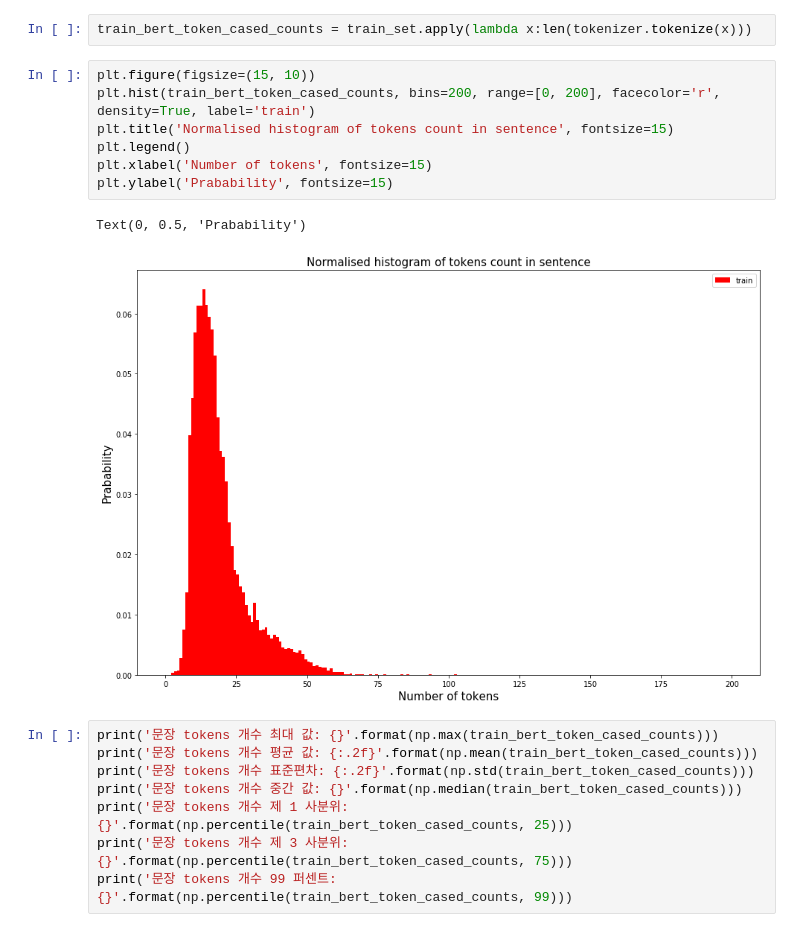
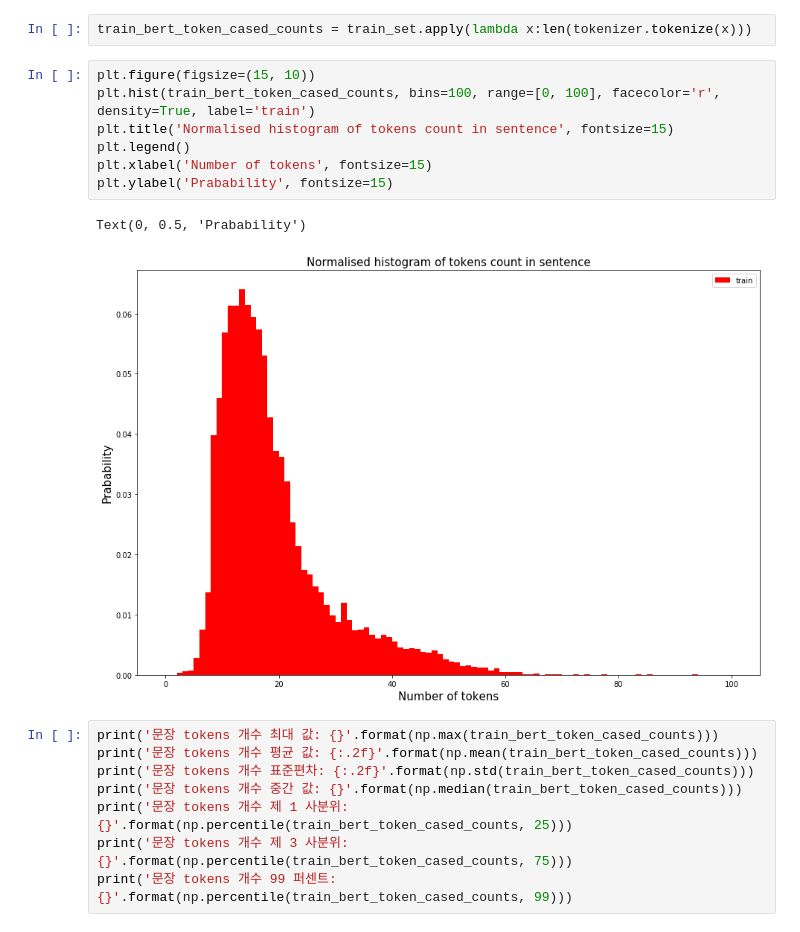
Before and after one commit to NLP-kr/tensorflow-ml-nlp-tf2, a Jupyter notebook: 7.PRETRAIN_METHOD/7.2.STS_EDA.ipynb, the cells around one changed output. Cells and saved outputs as stored; diff of their text form.

```diff
--- a/7.PRETRAIN_METHOD/7.2.STS_EDA.ipynb
+++ b/7.PRETRAIN_METHOD/7.2.STS_EDA.ipynb
@@ -276,14 +276,14 @@ I0816 15:30:30.946802 4612349376 tokenization_utils.py:1022] loading file https:
 train_bert_token_cased_counts = train_set.apply(lambda x:len(tokenizer.tokenize(x)))
 # %%
 plt.figure(figsize=(15, 10))
-plt.hist(train_bert_token_cased_counts, bins=200, range=[0, 200], facecolor='r', density=True, label='train')
+plt.hist(train_bert_token_cased_counts, bins=100, range=[0, 100], facecolor='r', density=True, label='train')
 plt.title('Normalised histogram of tokens count in sentence', fontsize=15)
 plt.legend()
 plt.xlabel('Number of tokens', fontsize=15)
 plt.ylabel('Prabability', fontsize=15)
 # %% [output]
 Text(0, 0.5, 'Prabability')
-[figure, old version]
+[figure, new version]
 # %%
 print('문장 tokens 개수 최대 값: {}'.format(np.max(train_bert_token_cased_counts)))
 print('문장 tokens 개수 평균 값: {:.2f}'.format(np.mean(train_bert_token_cased_counts)))
```
Also changed, not shown: parts of 5 cells of this notebook, 2 other files.
